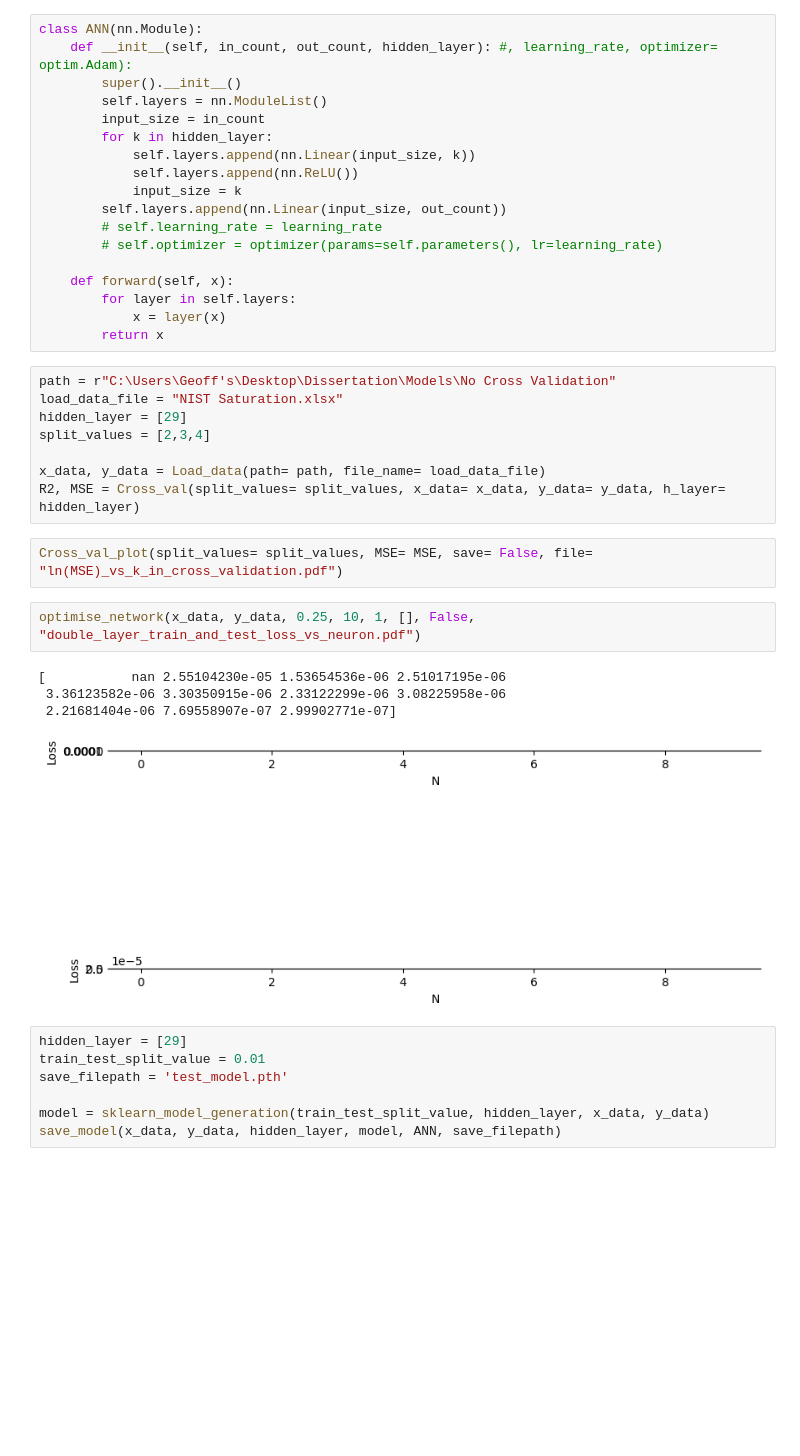
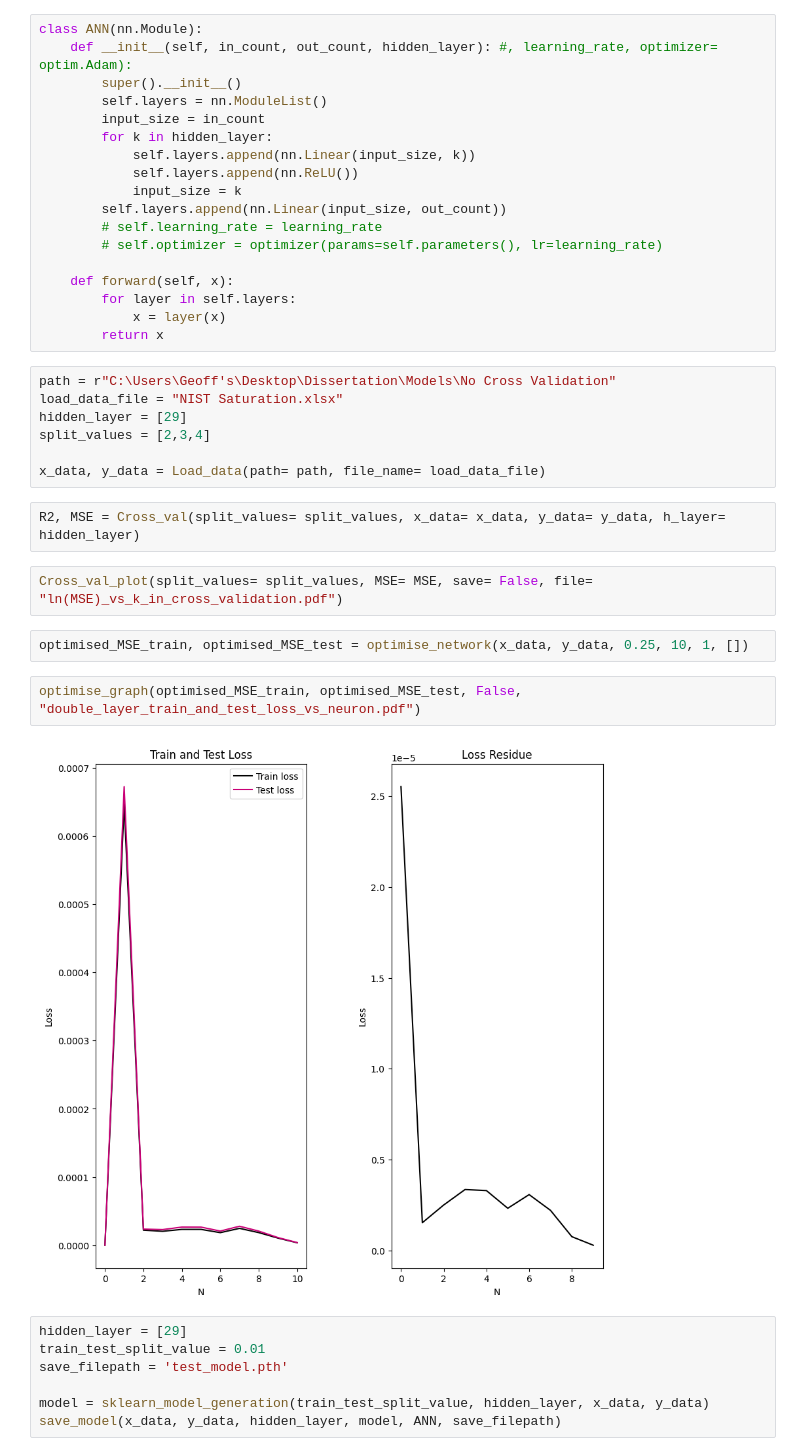
Before and after one commit to Zackary-Overend/MSc, a Jupyter notebook: Model_main.ipynb, the cells around one changed output. Drawn from its saved outputs; the diff is of its cells as text; blank space fills up the shorter version.

Commit message:
Finishing of the graphing function for the optimisation function

```diff
--- a/Model_main.ipynb
+++ b/Model_main.ipynb
@@ -383,16 +411,16 @@ hidden_layer = [29]
 split_values = [2,3,4]
 
 x_data, y_data = Load_data(path= path, file_name= load_data_file)
-R2, MSE = Cross_val(split_values= split_values, x_data= x_data, y_data= y_data, h_layer= hidden_layer)
+# %%
+R2, MSE = Cross_val(split_values= split_values, x_data= x_data, y_data= y_data, h_layer= hidden_layer)
 # %%
 Cross_val_plot(split_values= split_values, MSE= MSE, save= False, file= "ln(MSE)_vs_k_in_cross_validation.pdf")
 # %%
-optimise_network(x_data, y_data, 0.25, 10, 1, [], False, "double_layer_train_and_test_loss_vs_neuron.pdf")
+optimised_MSE_train, optimised_MSE_test = optimise_network(x_data, y_data, 0.25, 10, 1, [])
-# %% [output]
-[           nan 2.55104230e-05 1.53654536e-06 2.51017195e-06
- 3.36123582e-06 3.30350915e-06 2.33122299e-06 3.08225958e-06
- 2.21681404e-06 7.69558907e-07 2.99902771e-07]
-[figure, removed]
+# %%
+optimise_graph(optimised_MSE_train, optimised_MSE_test, False, "double_layer_train_and_test_loss_vs_neuron.pdf")
+# %% [output]
+[figure, added]
 # %%
 hidden_layer = [29]
 train_test_split_value = 0.01
```
Also changed, not shown: parts of 1 cell of this notebook, 1 other file.
